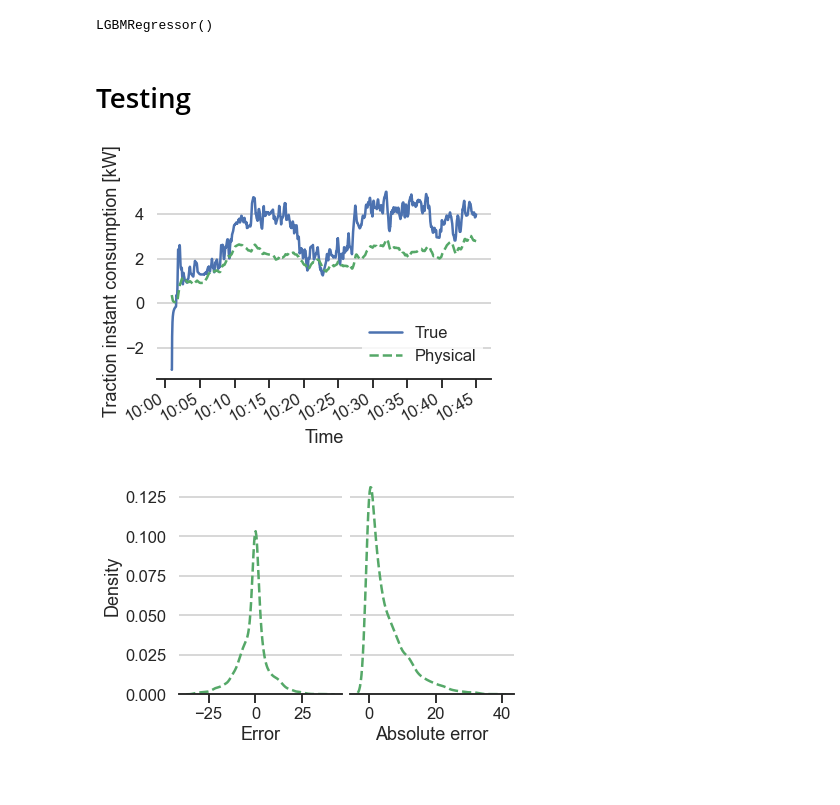
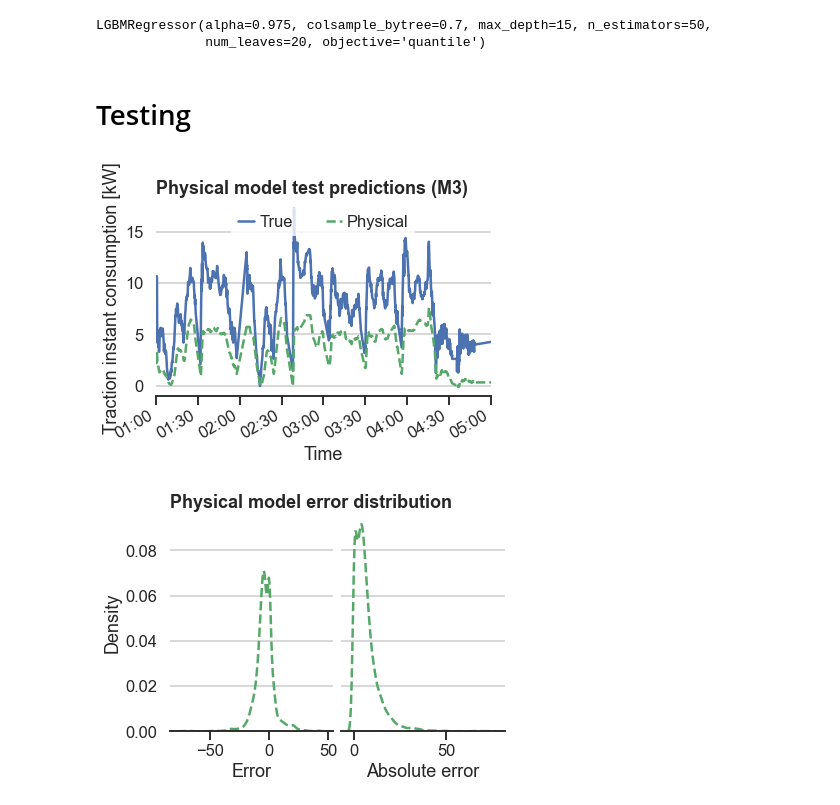
Before and after one commit to simonmoesorensen/energy-consumption-project, a Jupyter notebook: notebooks/combined_model.ipynb, the cells around one changed output. Cells and saved outputs as stored; diff of their text form; code cells hidden in the pictures; blank space fills up the shorter version.

Commit message:
Updated visualization

```diff
--- a/notebooks/combined_model.ipynb
+++ b/notebooks/combined_model.ipynb
@@ -54,20 +54,26 @@ COMPOUND_STYLE = "dashdot"
 # %%
 all_data = pd.read_parquet("../data/processed/all_trips.parquet")
 
-df = all_data.query("route in ['M3_VH', 'CPH1_HH', 'CPH1_VH']")
-df_test = all_data.query("route in ['CPH6_VH', 'CPH6_HH']")
-train_trip = 7448
-test_trip = 13201
+# df = all_data.query("route in ['M3_VH', 'CPH1_HH', 'CPH1_VH']")
+# df_test = all_data.query("route in ['CPH6_VH', 'CPH6_HH']")
+# train_route = "M3"
+# train_trip = 7448
+# test_route = "CPH6"
+# test_trip = 13175
 
 # df = all_data.query("route == 'CPH1_VH' and trip in [7792, 7805, 8040, 8042, 8227, 9289]")
 # df_test = all_data.query("route == 'CPH1_VH' and trip == 10218")
+# train_route = "CPH1"
 # train_trip = 7792
+# test_route = "CPH1"
 # test_trip = 10218
 
-# df = all_data.query("route == 'M3_VH' and trip in [7448, 7895, 7995]")
-# df_test = all_data.query("route == 'M3_VH' and trip == 7995")
-# train_trip = 7448
-# test_trip = 7995
+df = all_data.query("route == 'M3_VH' and trip in [7448, 7895, 7995]")
+df_test = all_data.query("route == 'M3_VH' and trip == 7995")
+train_route = "M3"
+train_trip = 7448
+test_route = "M3"
+test_trip = 7995
 
 outlier_columns = ['acceleration_z',
                    'acceleration_y',
@@ -172,6 +182,11 @@ target = "error"
-# %%
-import lightgbm as lgb
-model = lgb.LGBMRegressor()
-model.fit(df[features], df[target])
-# %% [output]
-LGBMRegressor()
+# %%
+import lightgbm as lgb
+model_median = lgb.LGBMRegressor(**cv.best_params_)
+model_median.fit(df[features], df[target])
+model_lower = lgb.LGBMRegressor(objective="quantile", alpha=0.025, **cv.best_params_)
+model_lower.fit(df[features], df[target])
+model_upper = lgb.LGBMRegressor(objective="quantile", alpha=0.975, **cv.best_params_)
+model_upper.fit(df[features], df[target])
+# %% [output]
+LGBMRegressor(alpha=0.975, colsample_bytree=0.7, max_depth=15, n_estimators=50,
+              num_leaves=20, objective='quantile')
@@ -184,8 +212,9 @@ fig, ax = plt.subplots()
 sns.lineplot(data=df_plot, x="TS_or_Distance", y="traction_instant_consumption", label='True', ax=ax, color=TRUE_COLOR, linestyle=TRUE_STYLE)
 sns.lineplot(data=df_plot, x="TS_or_Distance", y="kW_pred", label='Physical', ax=ax, color=PHYSICAL_COLOR, linestyle=PHYSICAL_STYLE)
 
+ax.legend(ncol=len(ax.lines), handlelength=1, handletextpad=0.3, loc="upper center")
 ax.set(
-    # title="Physical model prediction on test set",
+    title=f'Physical model test predictions ({test_route})',
     xlabel="Time",
     ylabel="Traction instant consumption [kW]",
 )
@@ -196,20 +225,21 @@ ax.xaxis.set_major_formatter(mdates.DateFormatter('%H:%M'))
 fig.savefig("../figures/physical_test.pdf")
 fig.savefig("../figures/physical_test.png")
 # %% [output]
-[figure, old version]
+[figure, new version]
 # %%
 fig, ax = plt.subplots(ncols=2, sharey=True)
 sns.kdeplot(x=df_test.error, ax=ax[0], color=PHYSICAL_COLOR, linestyle=PHYSICAL_STYLE)
 sns.kdeplot(x=df_test.error.abs(), ax=ax[1], color=PHYSICAL_COLOR, linestyle=PHYSICAL_STYLE)
 ax[0].set(
+    title="Physical model error distribution",
     xlabel="Error",
 )
 ax[1].set(
     xlabel="Absolute error",
 )
 fig.subplots_adjust(wspace=0.05, hspace=0)
 fig.savefig("../figures/physical_error.pdf")
 fig.savefig("../figures/physical_error.png")
 # %% [output]
-[figure, old version]
+[figure, new version]
 # %%
```
Also changed, not shown: parts of 9 cells of this notebook, 36 other files.
